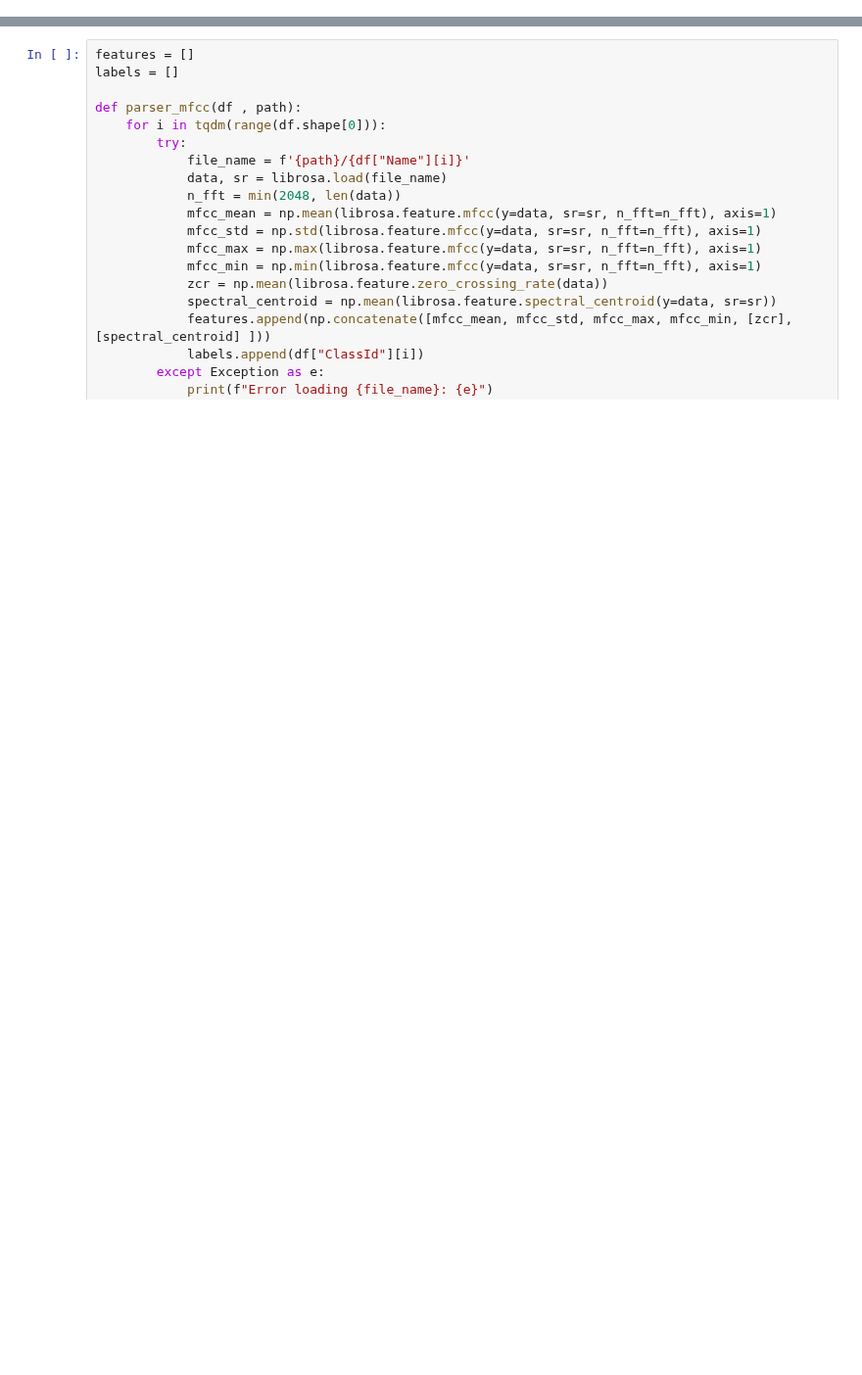
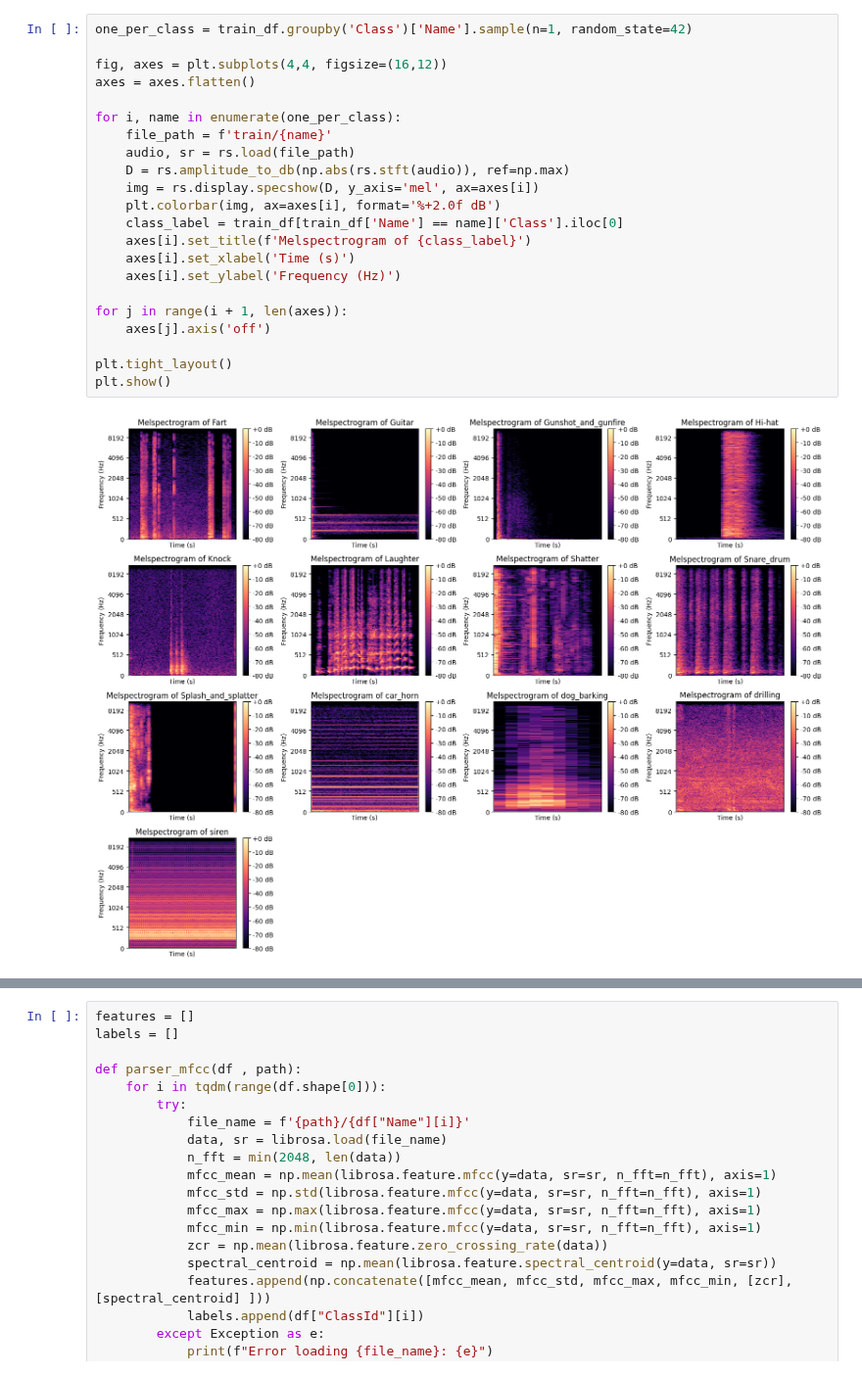
Before and after one commit to Luck-ai/AI-Tech-Project, a Jupyter notebook: train.ipynb, the cells around one changed output, grey strips where cells are left out. Shown at 98% size. Saved outputs shown, nothing was run; the diff lists cells and outputs as text; blank space fills up the shorter version.

```diff
--- a/train.ipynb
+++ b/train.ipynb
@@ -18,0 +79,24 @@ train_df = train_df.drop(train_df.index[4101])
+# %%
+one_per_class = train_df.groupby('Class')['Name'].sample(n=1, random_state=42)
+
+fig, axes = plt.subplots(4,4, figsize=(16,12))
+axes = axes.flatten()
+
+for i, name in enumerate(one_per_class):
+    file_path = f'train/{name}'
+    audio, sr = rs.load(file_path)
+    D = rs.amplitude_to_db(np.abs(rs.stft(audio)), ref=np.max)
+    img = rs.display.specshow(D, y_axis='mel', ax=axes[i])
+    plt.colorbar(img, ax=axes[i], format='%+2.0f dB')
+    class_label = train_df[train_df['Name'] == name]['Class'].iloc[0]
+    axes[i].set_title(f'Melspectrogram of {class_label}')
+    axes[i].set_xlabel('Time (s)')
+    axes[i].set_ylabel('Frequency (Hz)')
+
+for j in range(i + 1, len(axes)):
+    axes[j].axis('off')
+
+plt.tight_layout()
+plt.show()
+# %% [output]
+[figure, added]
```
Also changed, not shown: parts of 18 cells of this notebook, 3 other files.
